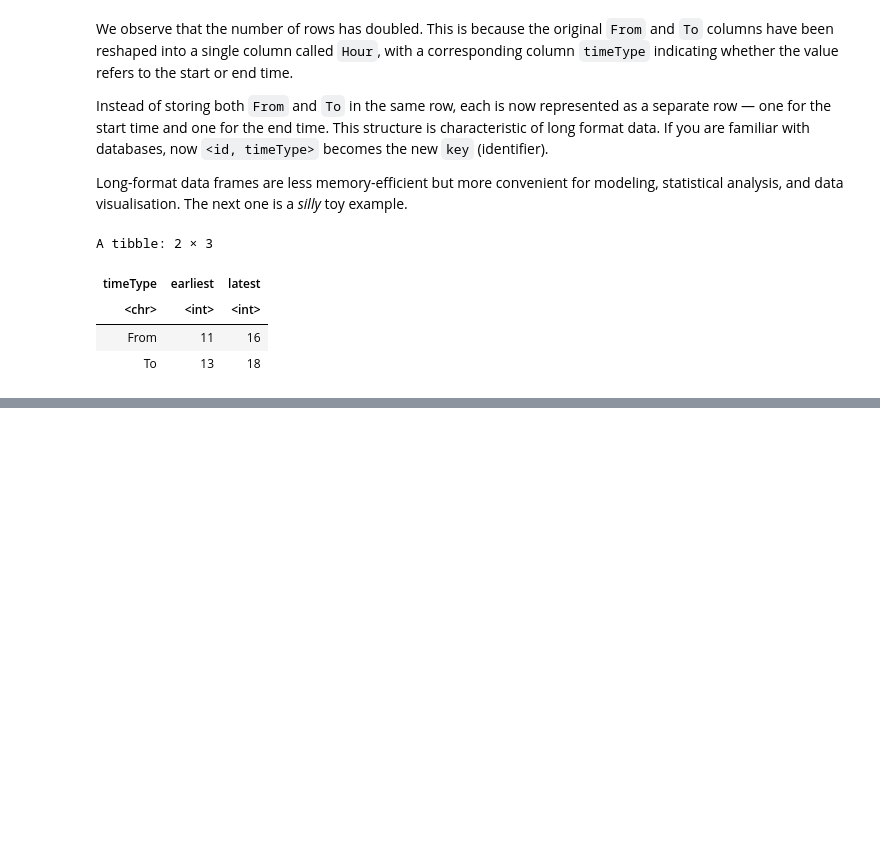
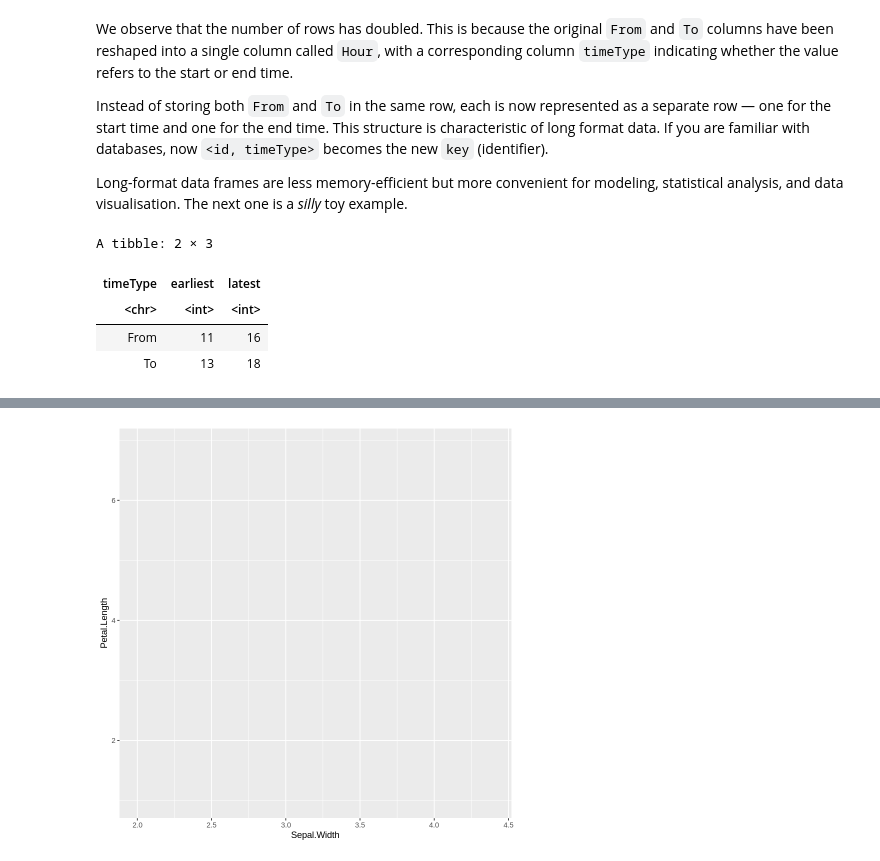
Before and after one commit to edelweiss611428/MXB107-Notebooks, a Jupyter notebook: notebooks/Week_1.ipynb, the cells around one changed output, grey strips where cells are left out. Cells and saved outputs as stored; diff of their text form; code cells hidden in the pictures; blank space fills up the shorter version.

```diff
--- a/notebooks/Week_1.ipynb
+++ b/notebooks/Week_1.ipynb
@@ -356,0 +414,5 @@ A tibble: 2 × 3
+# %%
+iris %>%
+  ggplot(aes(x = Sepal.Width, y = Petal.Length, color = Species))
+# %% [output]
+[figure, added]
```
Also changed, not shown: parts of 16 cells of this notebook.
